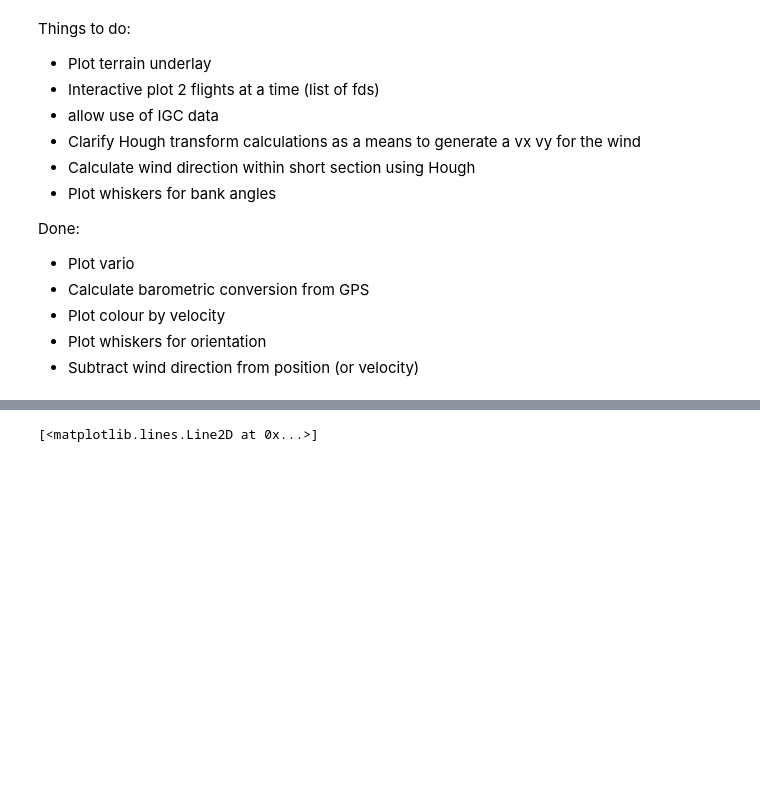
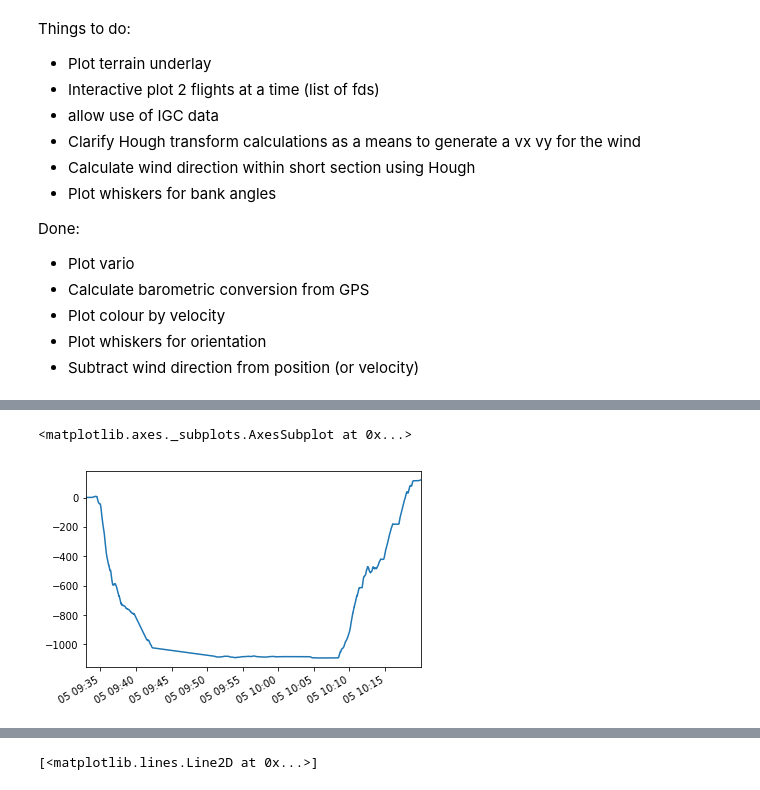
Before and after one commit to Future-Hangglider/hacktrack, a Jupyter notebook: display_function_development.ipynb, the cells around one changed output, grey strips where cells are left out. Saved outputs shown, nothing was run; the diff lists cells and outputs as text; code cells hidden in the pictures; blank space fills up the shorter version.

```diff
--- a/display_function_development.ipynb
+++ b/display_function_development.ipynb
@@ -31,6 +31,8 @@ from hacktrack import loaders, utils
 import pandas, numpy, matplotlib
 
 fname = "data/022.TXT"
-#fname = "data/022-short.TXT"
+fname = "data/022-short.TXT"
+fname = "data/029.TXT"
+
 fd = loaders.FlyDat(fname, knowndate="2018-08-05")
 # %% [output]
@@ -42,3 +45,8 @@ from hacktrack import clickables
 # %%
 from hacktrack import clickables
 clickables.plotinteractivegpstrack(fd)
+# %%
+fd.pQ.x.plot()
+# %% [output]
+<matplotlib.axes._subplots.AxesSubplot at 0x...>
+[figure, added]
```
Also changed, not shown: parts of 3 cells of this notebook, 1 other file.
